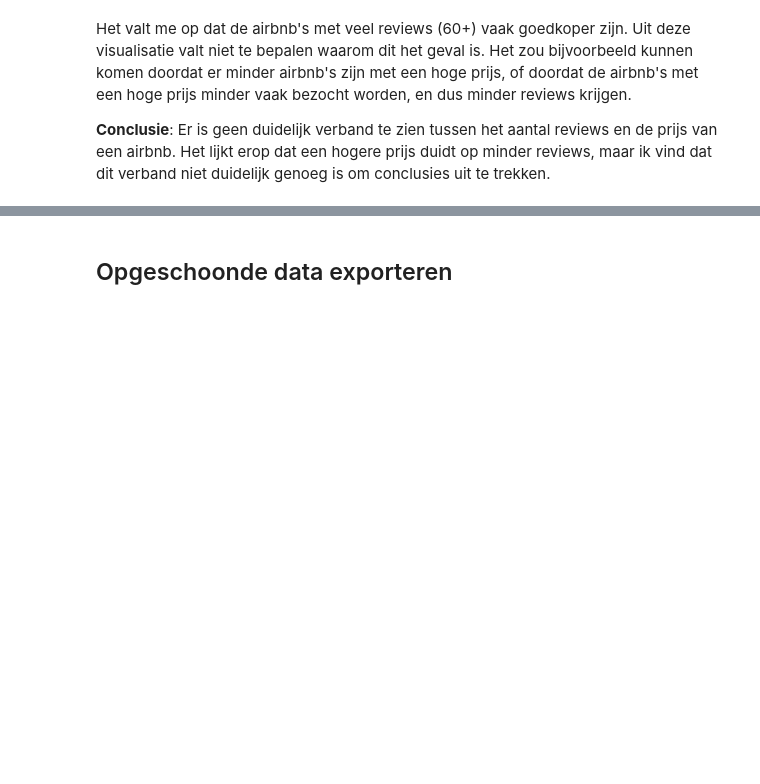
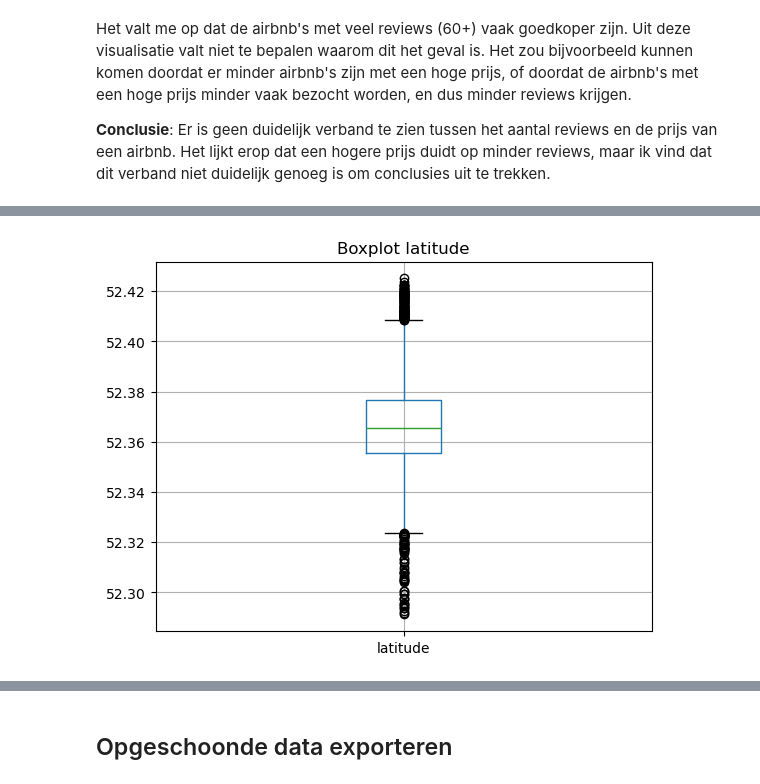
Before and after one commit to GitMathijs/S3_AI_lesmateriaal, a Jupyter notebook: Data/airbnb-opdracht.ipynb, the cells around one changed output, grey strips where cells are left out. Cells and saved outputs as stored; diff of their text form; code cells hidden in the pictures; blank space fills up the shorter version.

Commit message:
onderzoek latitude en longitude

```diff
--- a/Data/airbnb-opdracht.ipynb
+++ b/Data/airbnb-opdracht.ipynb
@@ -269,0 +301,8 @@ Het valt me op dat de airbnb's met veel reviews (60+) vaak goedkoper zijn. Uit d
+# %%
+# het verschil tussen de max en min van longitude is een stuk groter dan bij latitude. Dit betekent dat de locaties van de airbnb's verticaal gezien dichter op elkaar liggen, en horizontaal wat meer gespreidt.
+# ik ga boxplots gebruiken om een beter idee te krijgen van de spreiding
+airbnb_clean.boxplot(["latitude"])
+plt.title("Boxplot latitude")
+plt.show()
+# %% [output]
+[figure, added]
```
Also changed, not shown: parts of 8 cells of this notebook.
